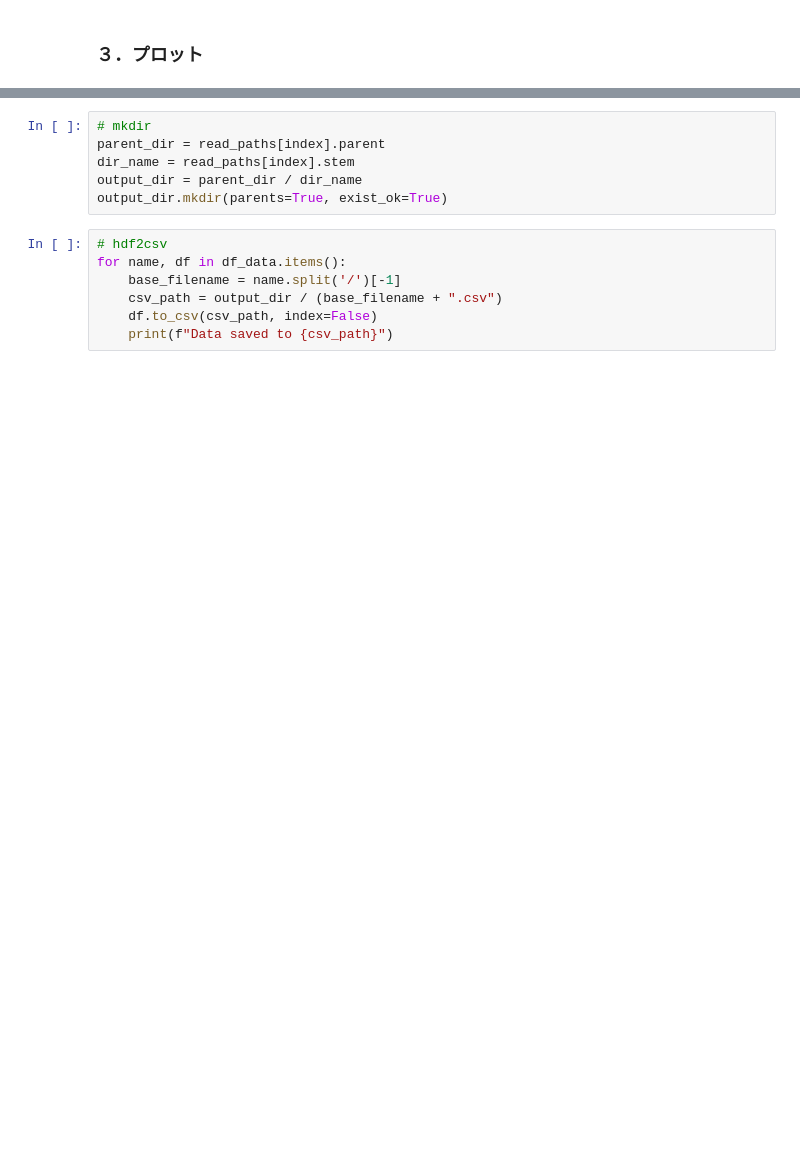
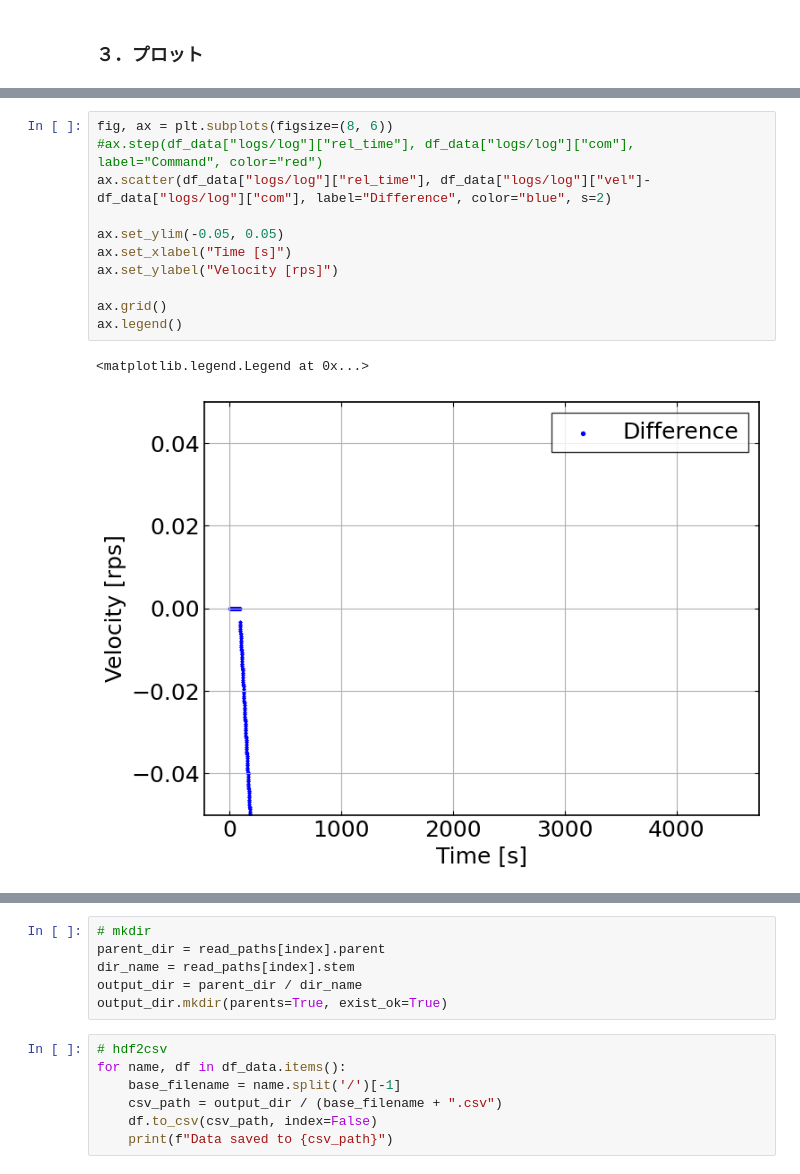
Before and after one commit to Ryoaki374/ipmu_DAQ, a Jupyter notebook: src/hdf2csv.ipynb, the cells around one changed output, grey strips where cells are left out. Saved outputs shown, nothing was run; the diff lists cells and outputs as text; blank space fills up the shorter version.

```diff
--- a/src/hdf2csv.ipynb
+++ b/src/hdf2csv.ipynb
@@ -158,2 +157,16 @@ ax.legend()
+# %%
+fig, ax = plt.subplots(figsize=(8, 6))
+#ax.step(df_data["logs/log"]["rel_time"], df_data["logs/log"]["com"], label="Command", color="red")
+ax.scatter(df_data["logs/log"]["rel_time"], df_data["logs/log"]["vel"]-df_data["logs/log"]["com"], label="Difference", color="blue", s=2)
+
+ax.set_ylim(-0.05, 0.05)
+ax.set_xlabel("Time [s]")
+ax.set_ylabel("Velocity [rps]")
+
+ax.grid()
+ax.legend()
+# %% [output]
+<matplotlib.legend.Legend at 0x...>
+[figure, added]
 # %%
 fig, ax = plt.subplots(figsize=(8, 6))
```
Also changed, not shown: parts of 14 cells of this notebook, 5 other files.
